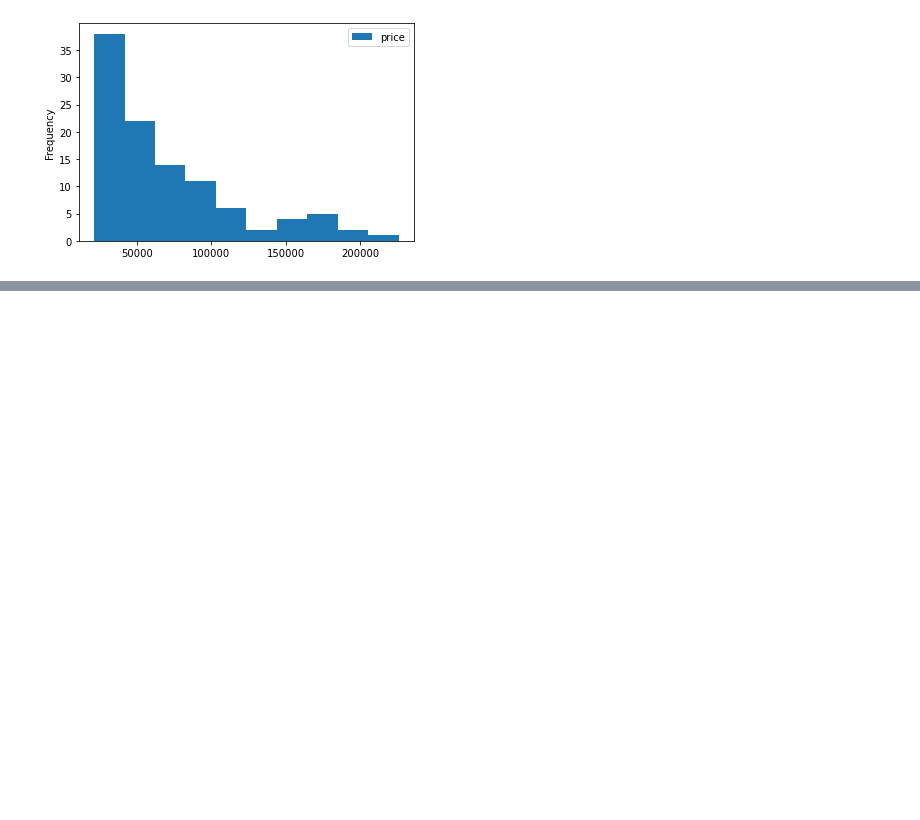
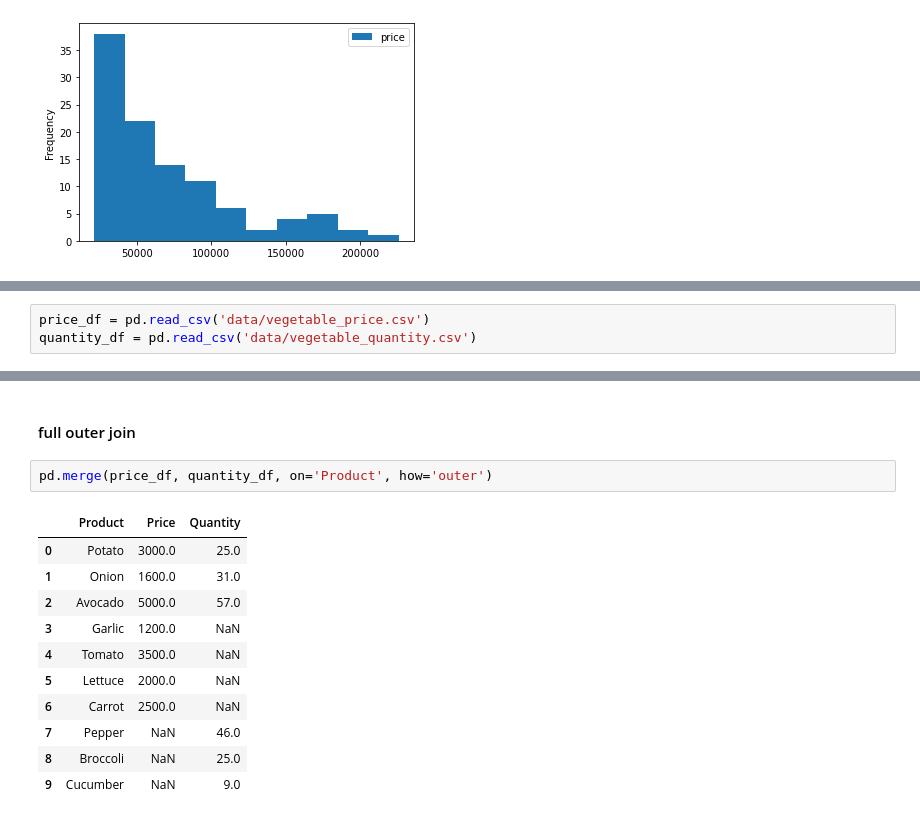
Before and after one commit to kh-min7/Data_Science, a Jupyter notebook: 새로운 값 계산하기.ipynb, the cells around one changed output, grey strips where cells are left out. Cells and saved outputs as stored; diff of their text form; blank space fills up the shorter version.

```diff
--- a/새로운 값 계산하기.ipynb
+++ b/새로운 값 계산하기.ipynb
@@ -390,0 +401,3 @@ dtype: object
+# %%
+price_df = pd.read_csv('data/vegetable_price.csv')
+quantity_df = pd.read_csv('data/vegetable_quantity.csv')
@@ -390,0 +459,16 @@ dtype: object
+# %% [markdown]
+#### full outer join
+# %%
+pd.merge(price_df, quantity_df, on='Product', how='outer')
+# %% [output]
+|  | Product | Price | Quantity |
+| 0 | Potato | 3000.0 | 25.0 |
+| 1 | Onion | 1600.0 | 31.0 |
+| 2 | Avocado | 5000.0 | 57.0 |
+| 3 | Garlic | 1200.0 | NaN |
+| 4 | Tomato | 3500.0 | NaN |
+| 5 | Lettuce | 2000.0 | NaN |
+| 6 | Carrot | 2500.0 | NaN |
+| 7 | Pepper | NaN | 46.0 |
+| 8 | Broccoli | NaN | 25.0 |
+| 9 | Cucumber | NaN | 9.0 |
```
Also changed, not shown: parts of 11 cells of this notebook, 2 other files.
